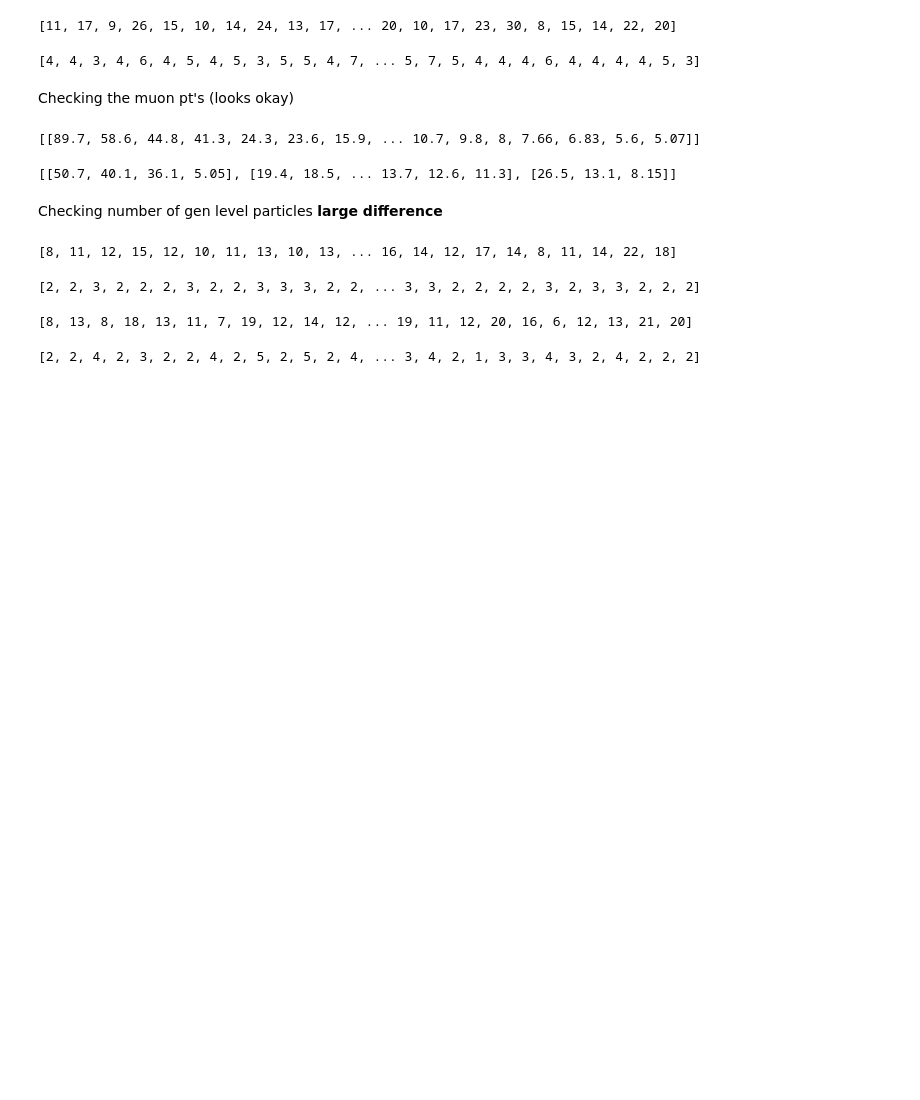
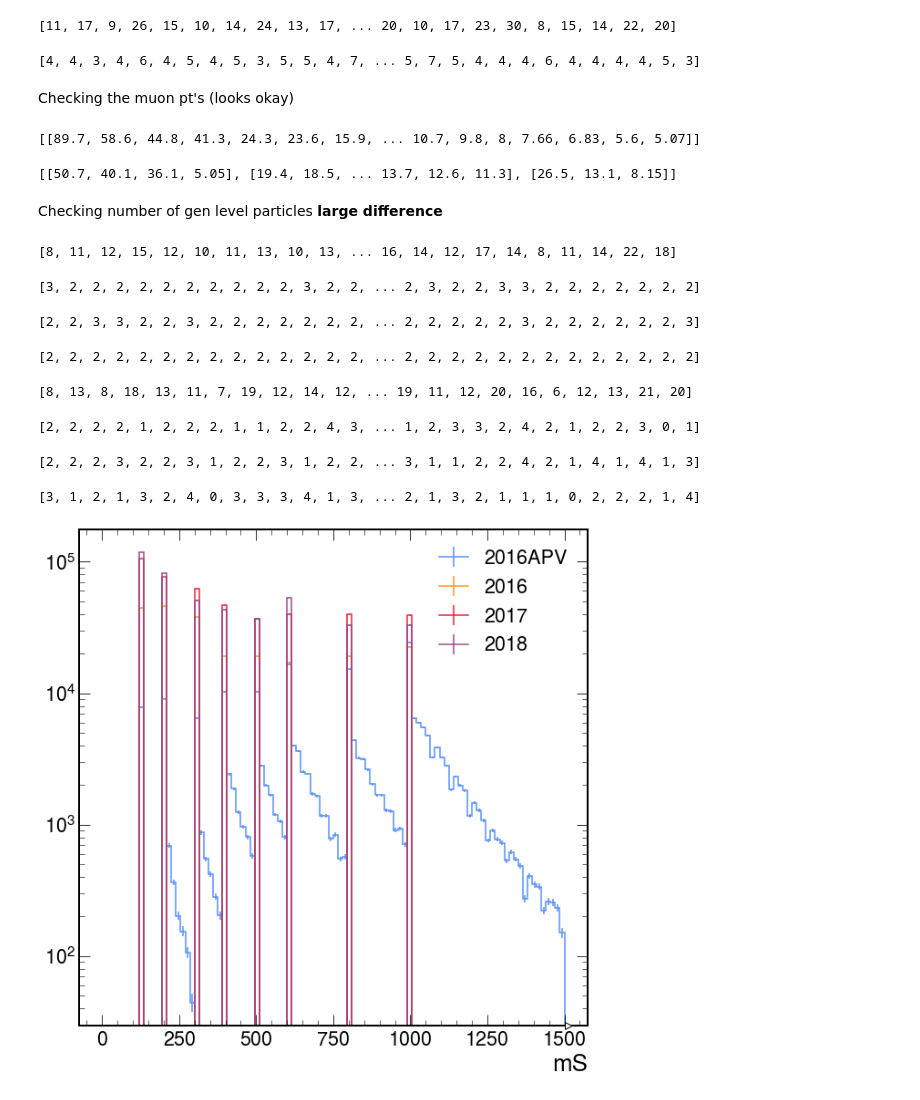
Before and after one commit to chrispap95/SUEPCoffea_dask, a Jupyter notebook: plotting/notebooks/Check_2016.ipynb, the cells around one changed output. Drawn from its saved outputs; the diff is of its cells as text; code cells hidden in the pictures; blank space fills up the shorter version.

```diff
--- a/plotting/notebooks/Check_2016.ipynb
+++ b/plotting/notebooks/Check_2016.ipynb
@@ -16,6 +16,7 @@ from hist import Hist
 sys.path.insert(0, "../workflows/")
 # %%
 matplotlib.rcParams.update({"figure.max_open_warning": 0})
+matplotlib.rcParams["figure.facecolor"] = "white"
 hep.style.use(hep.style.CMS)
 # %%
 plt.plot()
@@ -39,9 +40,19 @@ file_2016 = nanoevents.NanoEventsFactory.from_root(
     "~/nobackup/nano_2016.root",
     schemaclass=nanoevents.NanoAODSchema,
 )
+file_2017 = nanoevents.NanoEventsFactory.from_root(
+    "~/nobackup/nano_2017.root",
+    schemaclass=nanoevents.NanoAODSchema,
+)
+file_2018 = nanoevents.NanoEventsFactory.from_root(
+    "~/nobackup/nano_2018.root",
+    schemaclass=nanoevents.NanoAODSchema,
+)
 
 events_2016APV = file_2016APV.events()
 events_2016 = file_2016.events()
+events_2017 = file_2017.events()
+events_2018 = file_2018.events()
 # %% [markdown]
 All gen models in `GluGluToSUEP_T32p00_TuneCP5_13TeV_pythia8`
 # %%
@@ -59,6 +74,12 @@ events_2016APV = events_2016APV[
 events_2016 = events_2016[
     events_2016.GenModel["SUEP_mS125.000_mPhi8.000_T32.000_modeleptonic"]
 ]
+events_2017 = events_2017[
+    events_2017.GenModel["SUEP_mS125.000_mPhi8.000_T32.000_modeleptonic"]
+]
+events_2018 = events_2018[
+    events_2018.GenModel["SUEP_mS125.000_mPhi8.000_T32.000_modeleptonic"]
+]
 # %% [markdown]
 Only SUEP_mS125.000_mPhi8.000_T32.000_modeleptonic
 # %%
@@ -101,12 +164,55 @@ Checking number of gen level particles **large difference**
 # %%
 print(ak.sum(events_2016APV.GenPart.pdgId == 999999, axis=-1))
 print(ak.sum(events_2016.GenPart.pdgId == 999999, axis=-1))
+print(ak.sum(events_2017.GenPart.pdgId == 999999, axis=-1))
+print(ak.sum(events_2018.GenPart.pdgId == 999999, axis=-1))
 # %% [output]
 [8, 11, 12, 15, 12, 10, 11, 13, 10, 13, ... 16, 14, 12, 17, 14, 8, 11, 14, 22, 18]
-[2, 2, 3, 2, 2, 2, 3, 2, 2, 3, 3, 3, 2, 2, ... 3, 3, 2, 2, 2, 2, 3, 2, 3, 3, 2, 2, 2]
+[3, 2, 2, 2, 2, 2, 2, 2, 2, 2, 2, 3, 2, 2, ... 2, 3, 2, 2, 3, 3, 2, 2, 2, 2, 2, 2, 2]
+[2, 2, 3, 3, 2, 2, 3, 2, 2, 2, 2, 2, 2, 2, ... 2, 2, 2, 2, 2, 3, 2, 2, 2, 2, 2, 2, 3]
+[2, 2, 2, 2, 2, 2, 2, 2, 2, 2, 2, 2, 2, 2, ... 2, 2, 2, 2, 2, 2, 2, 2, 2, 2, 2, 2, 2]
 # %%
 print(ak.sum(events_2016APV.GenPart.pdgId == 999998, axis=-1))
 print(ak.sum(events_2016.GenPart.pdgId == 999998, axis=-1))
+print(ak.sum(events_2017.GenPart.pdgId == 999998, axis=-1))
+print(ak.sum(events_2018.GenPart.pdgId == 999998, axis=-1))
 # %% [output]
 [8, 13, 8, 18, 13, 11, 7, 19, 12, 14, 12, ... 19, 11, 12, 20, 16, 6, 12, 13, 21, 20]
-[2, 2, 4, 2, 3, 2, 2, 4, 2, 5, 2, 5, 2, 4, ... 3, 4, 2, 1, 3, 3, 4, 3, 2, 4, 2, 2, 2]
+[2, 2, 2, 2, 1, 2, 2, 2, 1, 1, 2, 2, 4, 3, ... 1, 2, 3, 3, 2, 4, 2, 1, 2, 2, 3, 0, 1]
+[2, 2, 2, 3, 2, 2, 3, 1, 2, 2, 3, 1, 2, 2, ... 3, 1, 1, 2, 2, 4, 2, 1, 4, 1, 4, 1, 3]
+[3, 1, 2, 1, 3, 2, 4, 0, 3, 3, 3, 4, 1, 3, ... 2, 1, 3, 2, 1, 1, 1, 0, 2, 2, 2, 1, 4]
+# %%
+hist.Hist.new.Regular(100, 0, 1500, name="mS").Double().fill(
+    ak.flatten(
+        events_2016APV.GenPart[
+            (events_2016APV.GenPart.pdgId == 25) & (events_2016APV.GenPart.status == 62)
+        ].mass
+    )
+).plot(label="2016APV")
+hist.Hist.new.Regular(100, 0, 1500, name="mS").Double().fill(
+    ak.flatten(
+        events_2016.GenPart[
+            (events_2016.GenPart.pdgId == 25) & (events_2016.GenPart.status == 62)
+        ].mass
+    )
+).plot(label="2016")
+hist.Hist.new.Regular(100, 0, 1500, name="mS").Double().fill(
+    ak.flatten(
+        events_2017.GenPart[
+            (events_2017.GenPart.pdgId == 25) & (events_2017.GenPart.status == 62)
+        ].mass
+    )
+).plot(label="2017")
+hist.Hist.new.Regular(100, 0, 1500, name="mS").Double().fill(
+    ak.flatten(
+        events_2018.GenPart[
+            (events_2018.GenPart.pdgId == 25) & (events_2018.GenPart.status == 62)
+        ].mass
+    )
+).plot(label="2018")
+plt.legend()
+plt.yscale("log")
+plt.xlabel("mS")
+plt.show()
+# %% [output]
+[figure, added]
```
Also changed, not shown: parts of 9 cells of this notebook, 56 other files.
